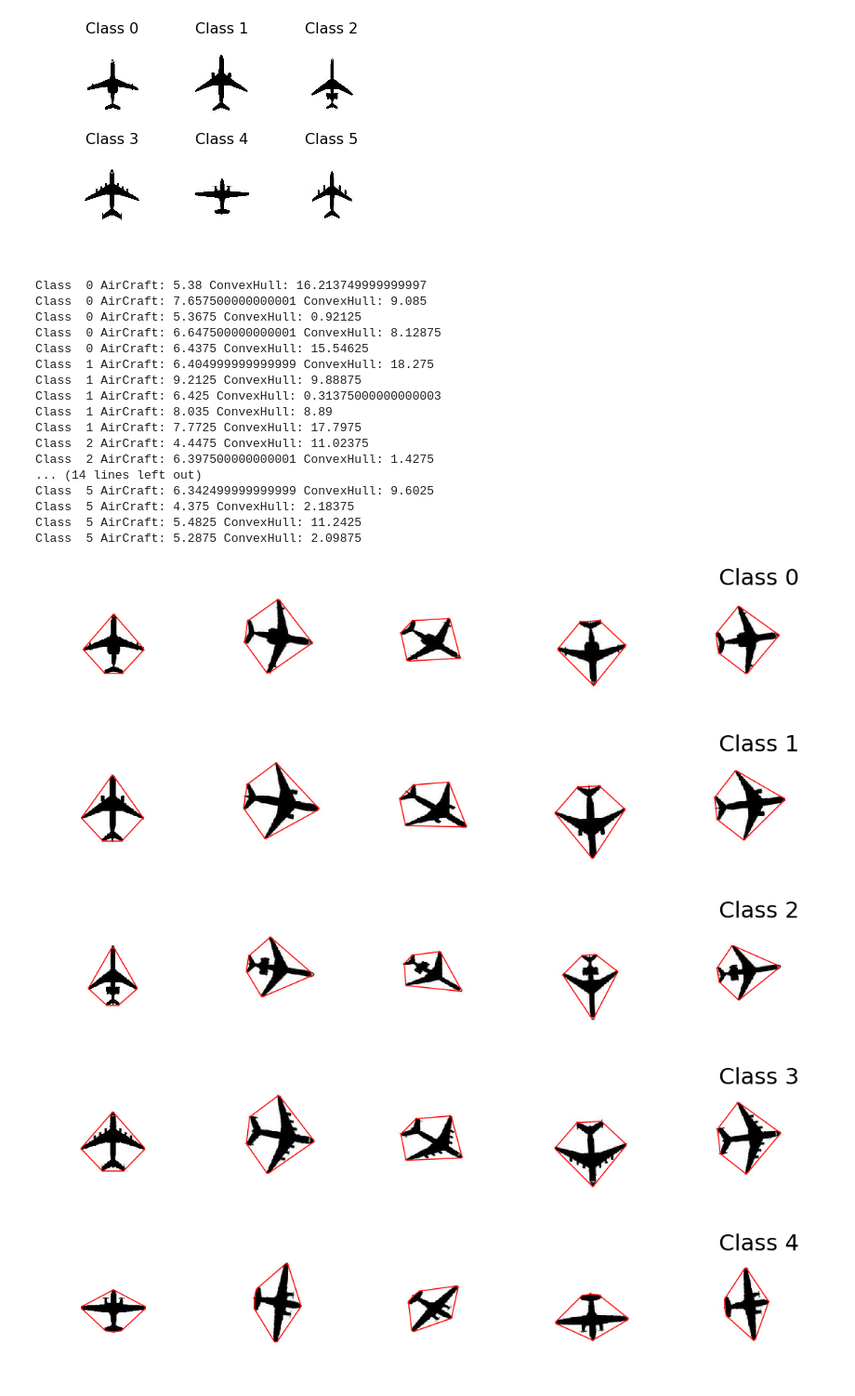
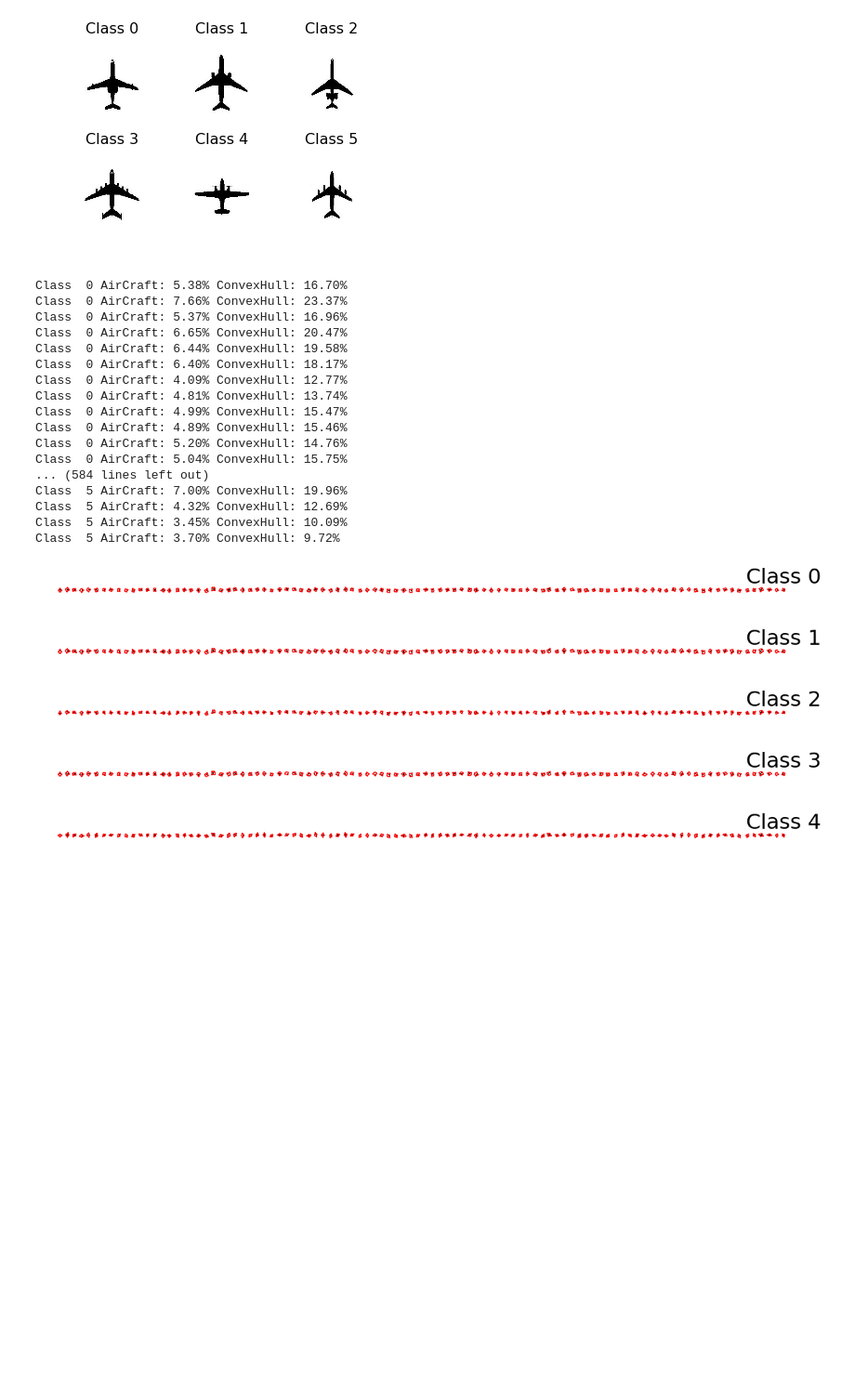
Before and after one commit to Brenocq/ClassyConvexity, a Jupyter notebook: src/Feature Extraction.ipynb, the cells around one changed output. Shown: that part at 93% size. Saved outputs shown, nothing was run; the diff lists cells and outputs as text; code cells hidden in the pictures; blank space fills up the shorter version.

Commit message:
Feat: Area ratio data

```diff
--- a/src/Feature Extraction.ipynb
+++ b/src/Feature Extraction.ipynb
@@ -3,7 +3,7 @@ import matplotlib.pyplot as plt
 import numpy as np
 import cv2
 
-qtyTrainData = 5
+qtyTrainData = 100
 
 # Print classes
 
@@ -67,15 +67,26 @@ def calcAreaConvexhull(hull):
         n=n+1
 
 
-    #----- Sort points -----#
+    #----- Center point -----#
+    centerPoint = [0,0]
+
+    for hullPoint in hullPoints:
+        centerPoint[0]+= hullPoint[0]
+        centerPoint[1]+= hullPoint[1]
+
+    centerPoint[0]/=n
+    centerPoint[1]/=n
+
+    #print("Center point: (",centerPoint[0],",",centerPoint[1],")\n");
+    #----- Sort points around center point -----#
     angles = [None] * n
     for i in range(0, n):
-        angles[i] = math.atan2(hullPoints[i][1], hullPoints[i][0]);
+        angles[i] = math.atan2(hullPoints[i][1]-centerPoint[1], hullPoints[i][0]-centerPoint[0]);
 
     # Bubble sort
     for i in range(0, n):
-        for j in range(i+1, n):
-            if(angles[j]>angles[i]):
+        for j in range(0, n):
+            if(angles[j]>=angles[i]):
                 tempAngle = angles[i]
                 tempPoint = hullPoints[i]
 
@@ -90,9 +101,12 @@ def calcAreaConvexhull(hull):
     # Calculate value of shoelace formula
     j = n - 1
     for i in range(0,n):
+        #if( i%2 == True):
+            #print("Point: (",hullPoints[i][0],",",hullPoints[i][1],")\n");
         area += (hullPoints[j][0] + hullPoints[i][0]) * (hullPoints[j][1] - hullPoints[i][1])
         j = i   # j is previous vertex to i
 
+
     return abs(0.5*area/40000*100)
 # %%
 #----------- Write to outputFile -----------#
@@ -129,55 +143,55 @@ for classNumber in range(0, 6):
 
         # create an empty black image
         drawing = np.zeros((thresh.shape[0], thresh.shape[1], 3), np.uint8)
 
 
         # draw contours and hull points, and find convexity defects
         for i in range(len(contours)):
             color_contours = (0, 255, 0) # green - color for contours
             color = (0, 0, 255) # blue - color for convex hull
             cv2.drawContours(drawing, contours, i, color_contours, 1, 8, hierarchy)
 
         #----------- Show data -----------#
         plt.subplot(6, qtyTrainData, trainDataNumber+1)
         showConvexHull(hull, classNumber)
         plt.imshow(img) # Uncommment this line to see the plane img
         plt.axis("off")
 
         #----------- Calculate areas -----------#
 
         areaAircraft = calcAreaAircraft(thresh)
         areaConvexhull = calcAreaConvexhull(hull)
 
-        print("Class ", classNumber, "AirCraft:", areaAircraft, "ConvexHull:", areaConvexhull)
+        print("Class ", classNumber, "AirCraft:", "%.2f%%" % areaAircraft, "ConvexHull:", "%.2f%%" %areaConvexhull)
         #----------- Update output file -----------#
-        row = [str(classNumber), str(areaAircraft), str(areaConvexhull)]
-        with open('trainData.csv', 'a') as csvFile:
+        row = [str(classNumber), "%.2f"%areaAircraft, "%.2f"%areaConvexhull]
+        with open('areaRatioData.csv', 'a') as csvFile:
             writer = csv.writer(csvFile)
             writer.writerow(row)
 
     plt.title("Class " + str(classNumber), fontsize=32)
 
 csvFile.close()
 # %% [output]
-Class  0 AirCraft: 5.38 ConvexHull: 16.213749999999997
-Class  0 AirCraft: 7.657500000000001 ConvexHull: 9.085
-Class  0 AirCraft: 5.3675 ConvexHull: 0.92125
-Class  0 AirCraft: 6.647500000000001 ConvexHull: 8.12875
-Class  0 AirCraft: 6.4375 ConvexHull: 15.54625
-Class  1 AirCraft: 6.404999999999999 ConvexHull: 18.275
-Class  1 AirCraft: 9.2125 ConvexHull: 9.88875
-Class  1 AirCraft: 6.425 ConvexHull: 0.31375000000000003
-Class  1 AirCraft: 8.035 ConvexHull: 8.89
-Class  1 AirCraft: 7.7725 ConvexHull: 17.7975
-Class  2 AirCraft: 4.4475 ConvexHull: 11.02375
-Class  2 AirCraft: 6.397500000000001 ConvexHull: 1.4275
-... (14 lines left out)
-Class  5 AirCraft: 6.342499999999999 ConvexHull: 9.6025
-Class  5 AirCraft: 4.375 ConvexHull: 2.18375
-Class  5 AirCraft: 5.4825 ConvexHull: 11.2425
-Class  5 AirCraft: 5.2875 ConvexHull: 2.09875
+Class  0 AirCraft: 5.38% ConvexHull: 16.70%
+Class  0 AirCraft: 7.66% ConvexHull: 23.37%
+Class  0 AirCraft: 5.37% ConvexHull: 16.96%
+Class  0 AirCraft: 6.65% ConvexHull: 20.47%
+Class  0 AirCraft: 6.44% ConvexHull: 19.58%
+Class  0 AirCraft: 6.40% ConvexHull: 18.17%
+Class  0 AirCraft: 4.09% ConvexHull: 12.77%
+Class  0 AirCraft: 4.81% ConvexHull: 13.74%
+Class  0 AirCraft: 4.99% ConvexHull: 15.47%
+Class  0 AirCraft: 4.89% ConvexHull: 15.46%
+Class  0 AirCraft: 5.20% ConvexHull: 14.76%
+Class  0 AirCraft: 5.04% ConvexHull: 15.75%
+... (584 lines left out)
+Class  5 AirCraft: 7.00% ConvexHull: 19.96%
+Class  5 AirCraft: 4.32% ConvexHull: 12.69%
+Class  5 AirCraft: 3.45% ConvexHull: 10.09%
+Class  5 AirCraft: 3.70% ConvexHull: 9.72%
-[figure, old version]
+[figure, new version]
-[figure, old version]
+[figure, new version]
-[figure, old version]
+[figure, new version]
-[figure, old version]
+[figure, new version]
-[figure, old version]
+[figure, new version]
```
Also changed, not shown: parts of 1 cell of this notebook, 2 other files.
